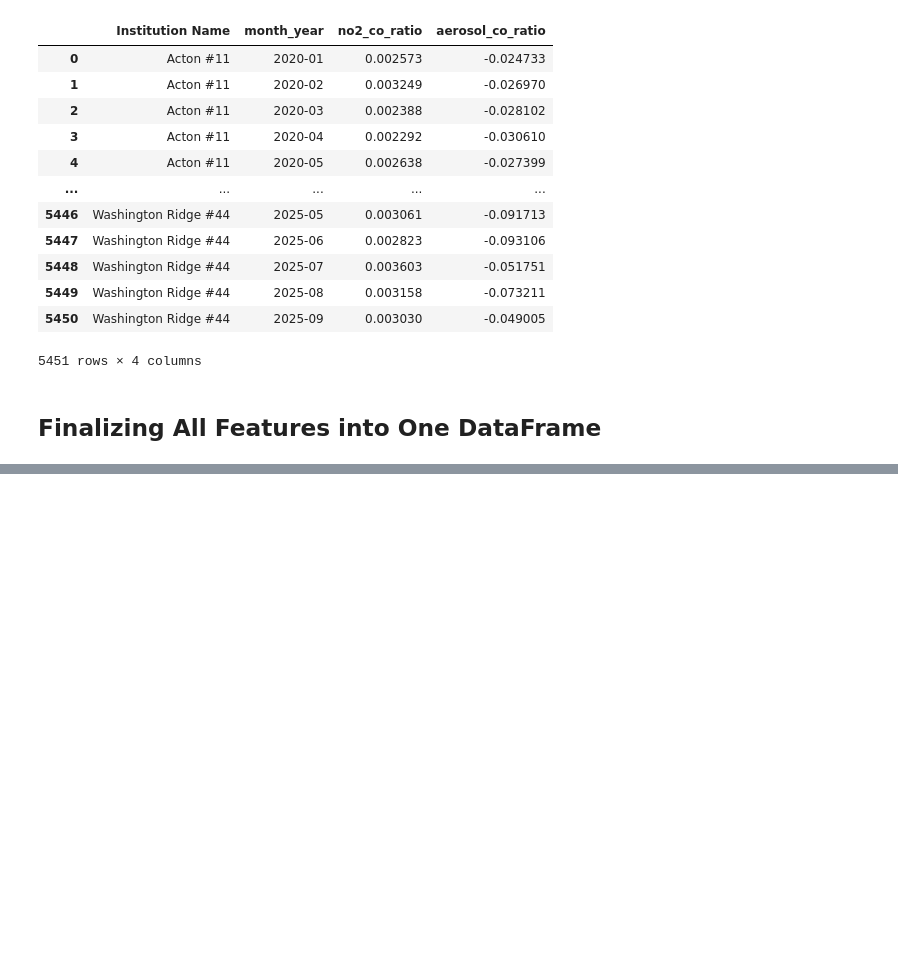
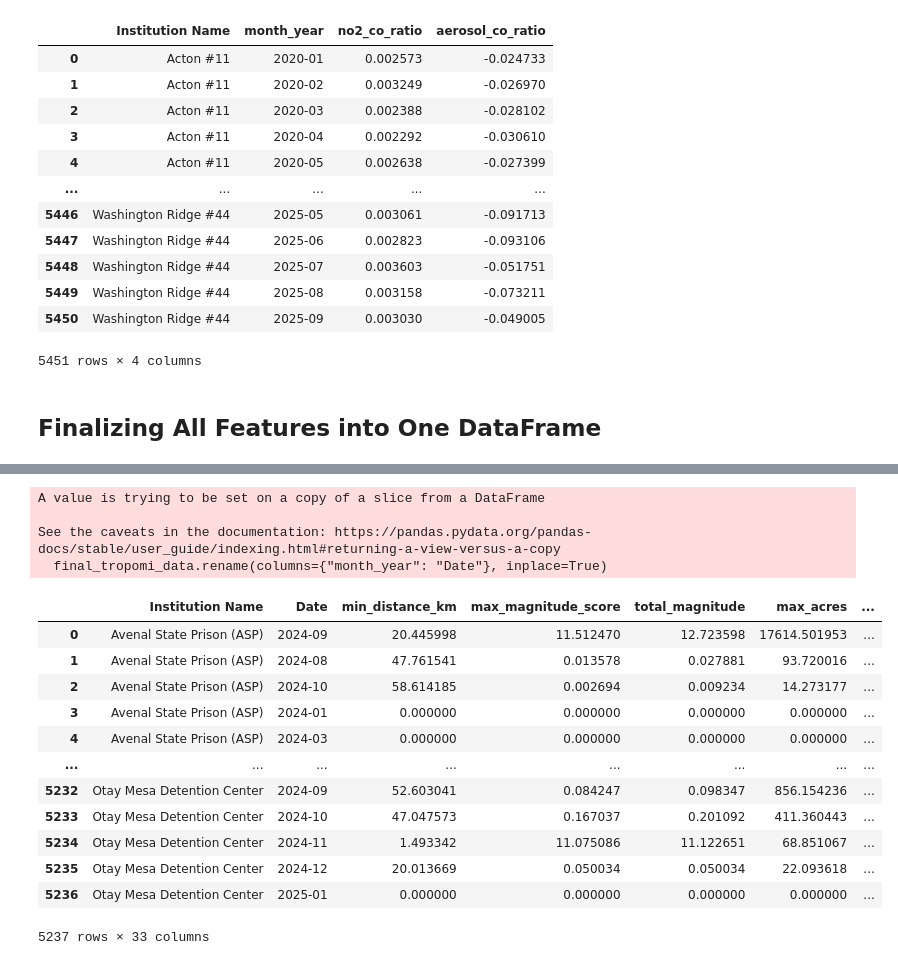
Before and after one commit to allisonsibrian/ca-wildfire-pollution-prison-project, a Jupyter notebook: ca_wildfire_feature_engineering.ipynb, the cells around one changed output, grey strips where cells are left out. Cells and saved outputs as stored; diff of their text form; code cells hidden in the pictures; blank space fills up the shorter version.

```diff
--- a/ca_wildfire_feature_engineering.ipynb
+++ b/ca_wildfire_feature_engineering.ipynb
@@ -867,9 +864,44 @@ final_cleaned_fac_data
 # %%
 # Finalizing all features into one dataframe
 cleaned_final_wildfire_features = final_wildfire_features.drop(columns=['Population', 'Percent of Total Population', 'Area', 'Facility Type']).copy()
+cleaned_final_wildfire_features.drop_duplicates(subset=['Institution Name', 'Date'], inplace = True)
+
 final_elevation_features = elevation_features.copy()
-#final_pm_conc_df
-#final_tropomi_data
-#final_cleaned_fac_data
+final_elevation_features.drop_duplicates(subset=['Institution Name', 'Date'], inplace = True)
 
-#final_feature_engineering_features = []
+# Merge final dataframes that were not merged back to original facilities dataframe
+final_pm_conc_df.rename(columns={"Month_Year": "Date"}, inplace=True)
+final_pm_conc_df['Date'] = final_pm_conc_df['Date'].astype(str)
+final_pm_conc_df['ID'] = final_pm_conc_df['ID'].astype('int32')
+cleaned_final_pm_features = facilities_df.merge(final_pm_conc_df, how='left', on=['ID', 'Date']).drop(columns=['Population', 'Percent of Total Population', 'Address', 'Location', 'Latitude', 'Longitude', 'Facility Type', 'Area', 'Perimeter', 'Geometry', 'Centroid', 'Institution Name_y', 'ID'])
+cleaned_final_pm_features.rename(columns={"Institution Name_x": "Institution Name"}, inplace=True)
+cleaned_final_pm_features.drop_duplicates(subset=['Institution Name', 'Date'], inplace = True)
+
+final_tropomi_data.rename(columns={"month_year": "Date"}, inplace=True)
+cleaned_tropomi_features = facilities_df.merge(final_tropomi_data, how='left', on=['Institution Name', 'Date']).drop(columns=['Population', 'Percent of Total Population', 'Address', 'Location', 'Latitude', 'Longitude', 'Facility Type', 'Area', 'Perimeter', 'Geometry', 'Centroid', 'ID'])
+cleaned_tropomi_features.drop_duplicates(subset=['Institution Name', 'Date'], inplace = True)
+# %% [output]
+A value is trying to be set on a copy of a slice from a DataFrame
+
+See the caveats in the documentation: https://pandas.pydata.org/pandas-docs/stable/user_guide/indexing.html#returning-a-view-versus-a-copy
+  final_tropomi_data.rename(columns={"month_year": "Date"}, inplace=True)
+# %%
+all_features_dfs = [cleaned_final_wildfire_features, final_elevation_features, cleaned_final_pm_features, cleaned_tropomi_features, final_cleaned_fac_data]
+
+final_feature_engineering_features = reduce(lambda x, y: pd.merge(x, y, on=['Institution Name', 'Date'], how='inner'), all_features_dfs)
+final_feature_engineering_features
+final_feature_engineering_features.to_pickle("final_feature_engineering_features.pkl")
+# %% [output]
+|  | Institution Name | Date | min_distance_km | max_magnitude_score | total_magnitude | max_acres | ... |
+| 0 | Avenal State Prison (ASP) | 2024-09 | 20.445998 | 11.512470 | 12.723598 | 17614.501953 | ... |
+| 1 | Avenal State Prison (ASP) | 2024-08 | 47.761541 | 0.013578 | 0.027881 | 93.720016 | ... |
+| 2 | Avenal State Prison (ASP) | 2024-10 | 58.614185 | 0.002694 | 0.009234 | 14.273177 | ... |
+| 3 | Avenal State Prison (ASP) | 2024-01 | 0.000000 | 0.000000 | 0.000000 | 0.000000 | ... |
+| 4 | Avenal State Prison (ASP) | 2024-03 | 0.000000 | 0.000000 | 0.000000 | 0.000000 | ... |
+| ... | ... | ... | ... | ... | ... | ... | ... |
+| 5232 | Otay Mesa Detention Center | 2024-09 | 52.603041 | 0.084247 | 0.098347 | 856.154236 | ... |
+| 5233 | Otay Mesa Detention Center | 2024-10 | 47.047573 | 0.167037 | 0.201092 | 411.360443 | ... |
+| 5234 | Otay Mesa Detention Center | 2024-11 | 1.493342 | 11.075086 | 11.122651 | 68.851067 | ... |
+| 5235 | Otay Mesa Detention Center | 2024-12 | 20.013669 | 0.050034 | 0.050034 | 22.093618 | ... |
+| 5236 | Otay Mesa Detention Center | 2025-01 | 0.000000 | 0.000000 | 0.000000 | 0.000000 | ... |
+5237 rows × 33 columns
```
Also changed, not shown: parts of 3 cells of this notebook.
